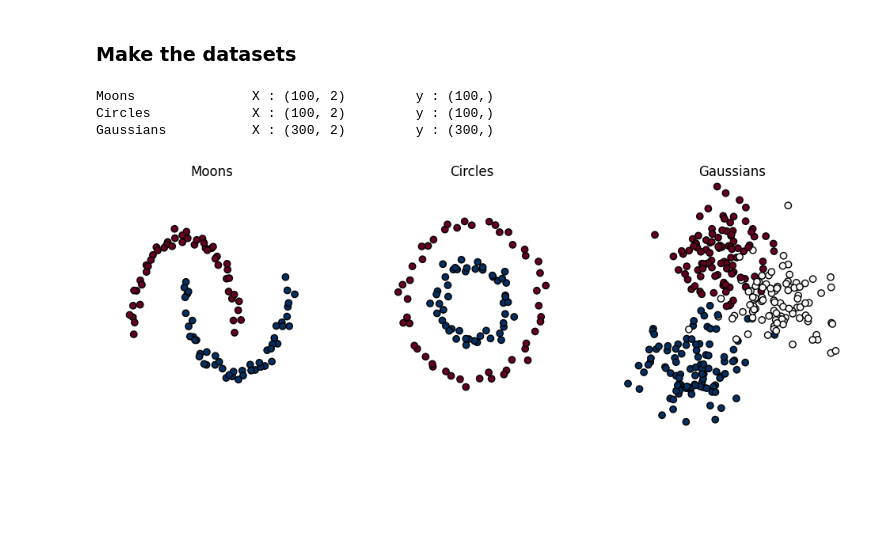
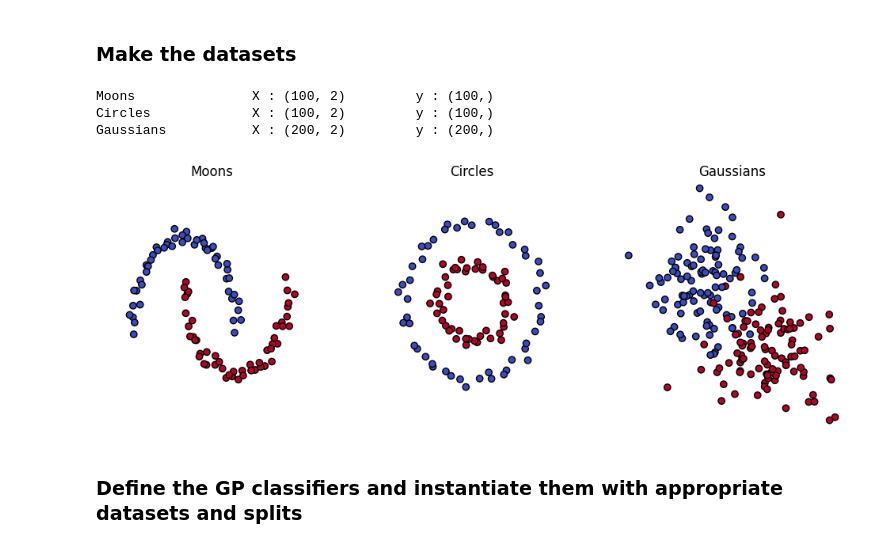
Before and after one commit to msayhan/gpytorch, a Jupyter notebook: indefGPs/toy_example_classification.ipynb, the cells around one changed output. Drawn from its saved outputs; the diff is of its cells as text; code cells hidden in the pictures; blank space fills up the shorter version.

```diff
--- a/indefGPs/toy_example_classification.ipynb
+++ b/indefGPs/toy_example_classification.ipynb
@@ -23,6 +29,7 @@ from sklearn.model_selection import train_test_split
 # %%
 n_samples = 100
 n_features = 2
+n_classes = 2
 noise = 0.05
 random_state = 42
 
@@ -32,38 +39,40 @@ panel_height = 4
 datasets = OrderedDict([('Moons', make_moons(n_samples=n_samples, noise=noise, random_state=random_state)),
                         ('Circles', make_circles(n_samples=n_samples, noise=noise, random_state=random_state, factor=0.5)),
                         # ('Gaussians', make_classification(n_samples=n_samples, n_features=n_features, n_informative=n_features, n_redundant=0, n_repeated=0, n_classes=2, n_clusters_per_class=2, random_state=random_state)),
-                        ('Gaussians', make_blobs(n_samples=[n_samples, n_samples], n_features=n_features, centers=None, cluster_std=3.0, center_box=(-8.0, 8.0), shuffle=True, random_state=random_state, return_centers=False))
+                        ('Gaussians', make_blobs(n_samples=(n_samples,)*n_classes, n_features=n_features, centers=None, cluster_std=3.0, center_box=(-8.0, 8.0), shuffle=True, random_state=random_state, return_centers=False))
                         ]
                     )
 
 fig = plt.figure(figsize=(panel_width*len(datasets), panel_height))
 
 i = 1
 for ds_name, ds in datasets.items():
     print(f'{ds_name:20}X : {ds[0].shape} \t y : {ds[1].shape}')
 
     x_min, x_max = ds[0][:,0].min() - 0.5, ds[0][:,0].max() + 0.5
     y_min, y_max = ds[0][:,1].min() - 0.5, ds[0][:,1].max() + 0.5
 
     ax = plt.subplot(1, len(datasets), i)
 
     # ax = sns.scatterplot(x=ds[0][:,0], y=ds[0][:,1], hue=ds[1])
     # ax.get_legend().set_visible(False)
-    ax.scatter(ds[0][:,0], ds[0][:,1], c=ds[1], cmap=plt.cm.RdBu, edgecolors="k")
+    ax.scatter(ds[0][:,0], ds[0][:,1], c=ds[1], cmap=plt.cm.coolwarm, edgecolors="k")
 
     ax.set_title(ds_name)
     ax.set_xlim(x_min, x_max)
     ax.set_ylim(y_min, y_max)
     ax.set_xticks(())
     ax.set_yticks(())
 
     sns.despine(ax=ax, top=True, right=True, left=True, bottom=True, offset=10, trim=True)
 
     i = i + 1
 
 plt.show()
 # %% [output]
 Moons               X : (100, 2)         y : (100,)
 Circles             X : (100, 2)         y : (100,)
-Gaussians           X : (300, 2)         y : (300,)
+Gaussians           X : (200, 2)         y : (200,)
-[figure, old version]
+[figure, new version]
+# %% [markdown]
+### Define the GP classifiers and instantiate them with appropriate datasets and splits
```
Also changed, not shown: parts of 3 cells of this notebook.
